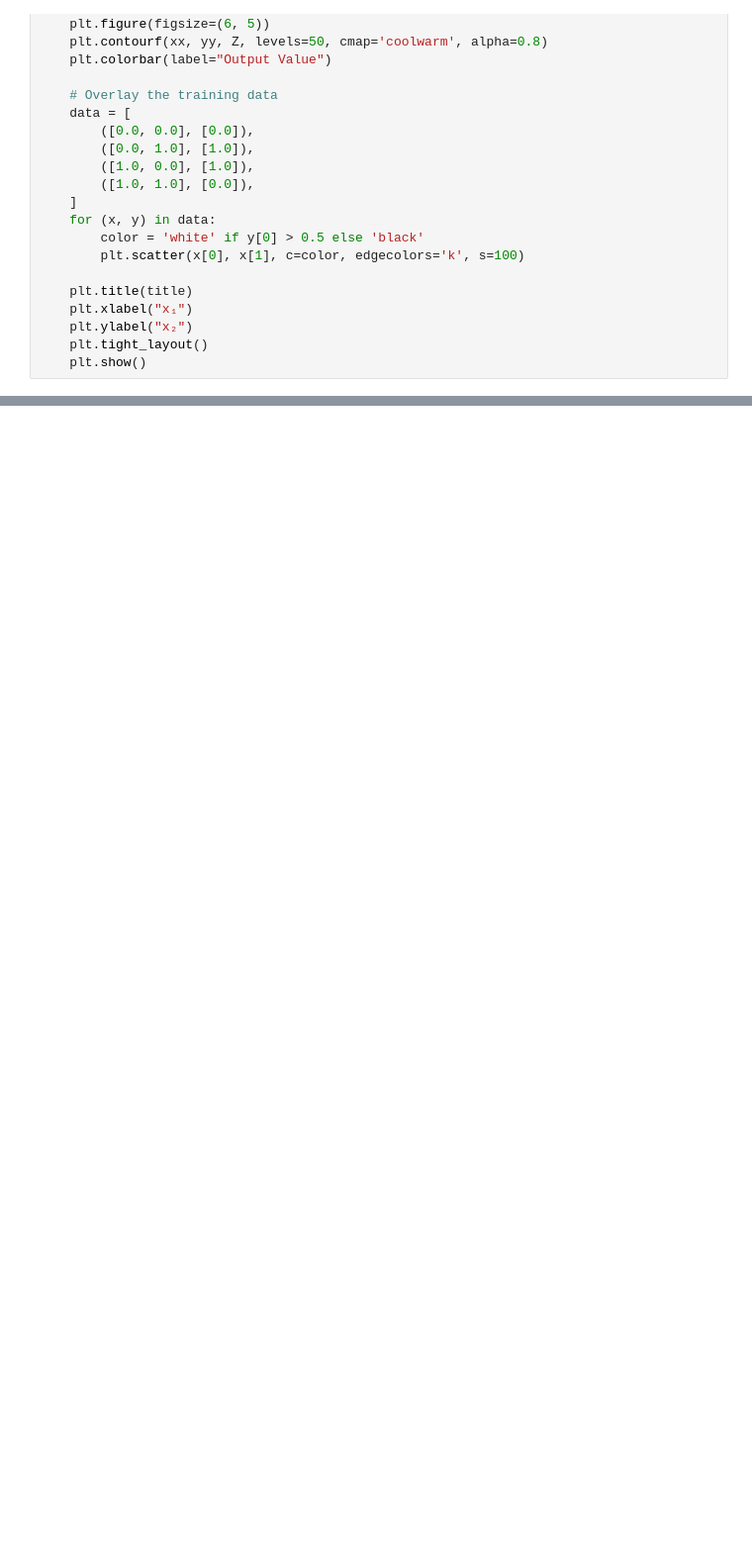
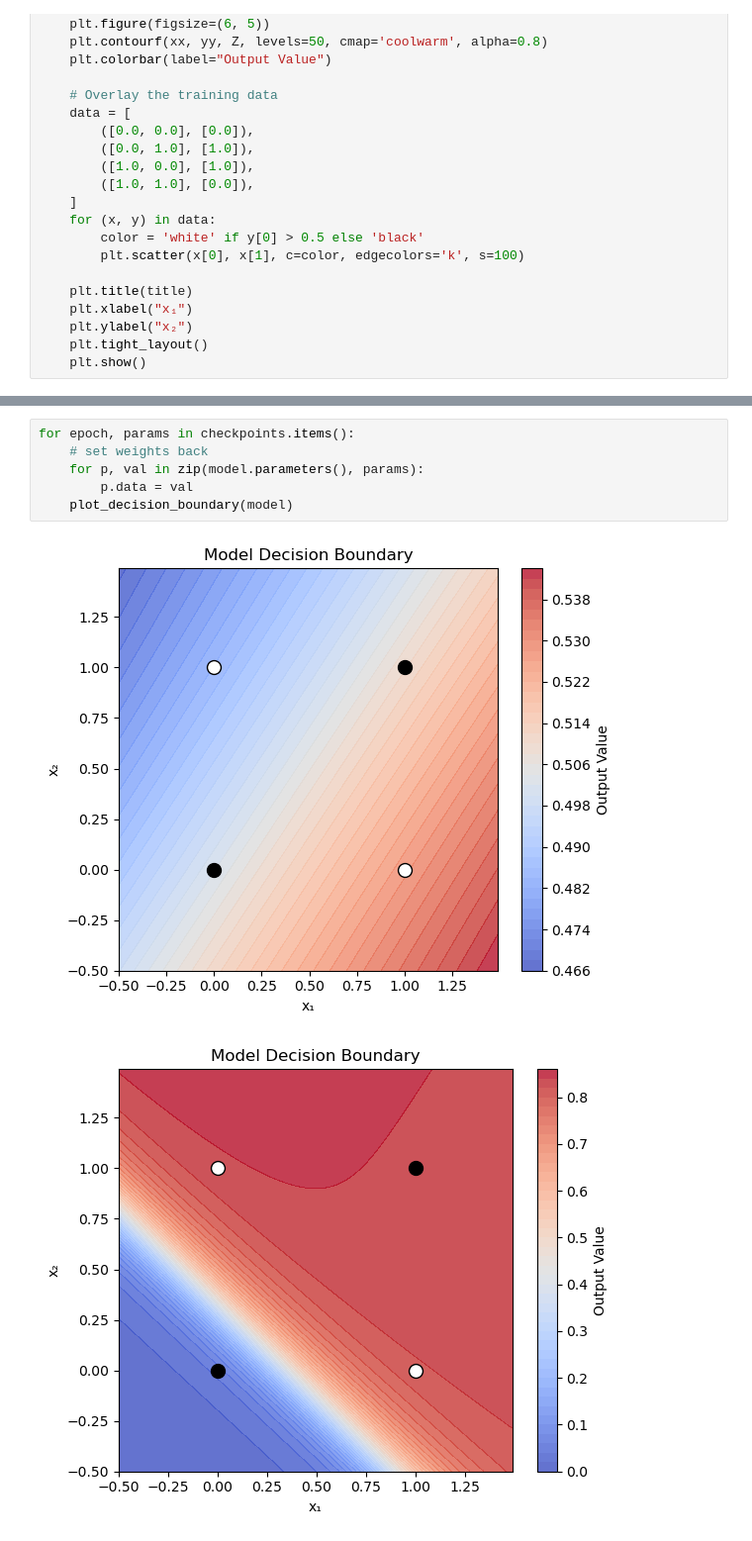
Before and after one commit to teknasd/scratch, a Jupyter notebook: basics.ipynb, the cells around one changed output, grey strips where cells are left out. Shown at 99% size. Saved outputs shown, nothing was run; the diff lists cells and outputs as text; blank space fills up the shorter version.

```diff
--- a/basics.ipynb
+++ b/basics.ipynb
@@ -2406,0 +2477,9 @@ for epoch, params in checkpoints.items():
+# %%
+for epoch, params in checkpoints.items():
+    # set weights back
+    for p, val in zip(model.parameters(), params):
+        p.data = val
+    plot_decision_boundary(model)
+# %% [output]
+[figure, added]
+[figure, added]
```
Also changed, not shown: parts of 64 cells of this notebook.
